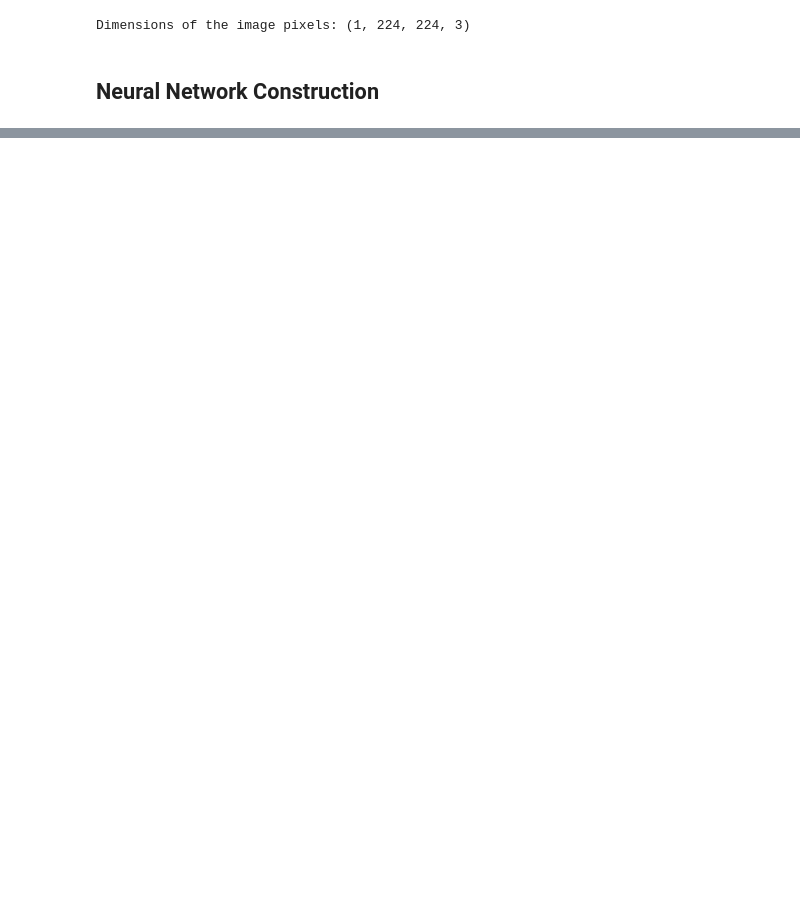
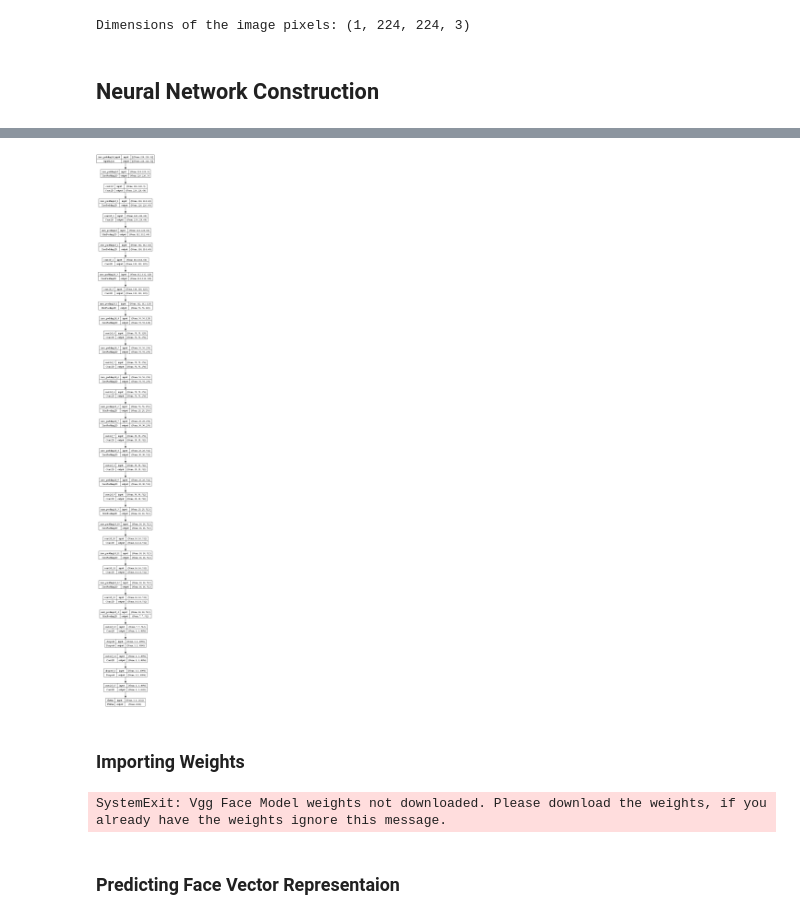
Before and after one commit to AIBabyTeaching/deep-learning-project-Momad-Y, a Jupyter notebook: Celebrity Look a Like CNN DL Project.ipynb, the cells around one changed output, grey strips where cells are left out. Cells and saved outputs as stored; diff of their text form; code cells hidden in the pictures; blank space fills up the shorter version.

Commit message:
Added model creation and evaluation

```diff
--- a/Celebrity Look a Like CNN DL Project.ipynb
+++ b/Celebrity Look a Like CNN DL Project.ipynb
@@ -589,0 +702,7 @@ Dimensions of the image pixels: (1, 224, 224, 3)
+# %%
+# Visualizing the model architecture as a graph
+plot_model(model, to_file="model_plot.png", show_shapes=True, show_layer_names=True)
+# %% [output]
+[figure, added]
+# %% [markdown]
+### Importing Weights
@@ -589,0 +712,8 @@ Dimensions of the image pixels: (1, 224, 224, 3)
+# %%
+# Downloading the imdb_crop dataset from the link into the current/Data directory
+if download_weights == False:
+    raise SystemExit("Vgg face descriptor Model weights not downloaded. Please download the weights, if you already have the weights ignore this message.")
+
+!wget -P "{dataset_path}" https://data.vision.ee.ethz.ch/cvl/rrothe/imdb-wiki/static/imdb_crop.tar
+# %% [output]
+SystemExit: Vgg Face Model weights not downloaded. Please download the weights, if you already have the weights ignore this message.
@@ -589,0 +723,2 @@ Dimensions of the image pixels: (1, 224, 224, 3)
+# %% [markdown]
+### Predicting Face Vector Representaion
```
Also changed, not shown: parts of 48 cells of this notebook.
